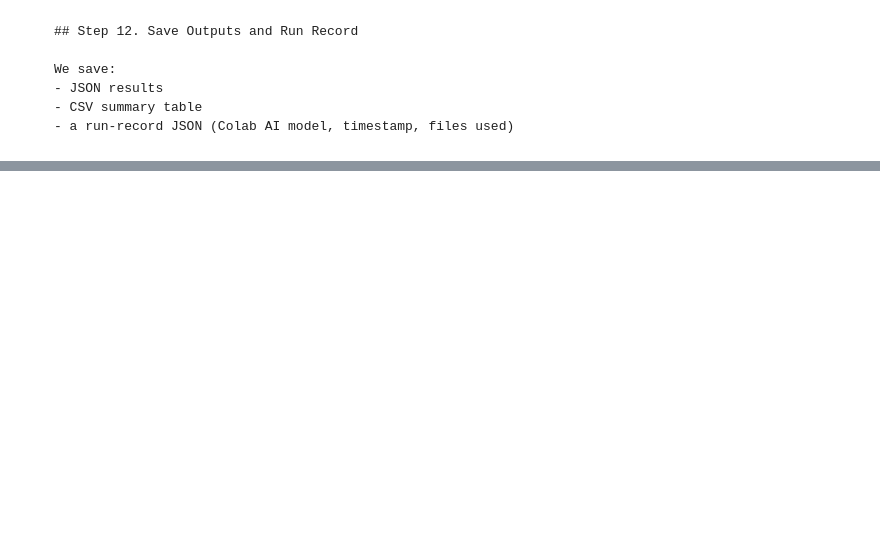
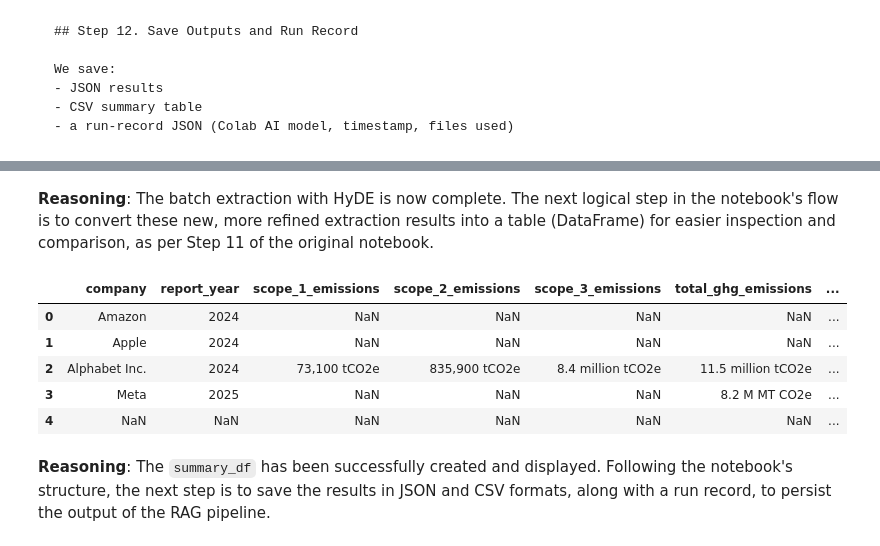
Before and after one commit to yebarryallen/ESG_RAG, a Jupyter notebook: simple_rag_esg_carbon_teaching_colab.ipynb, the cells around one changed output, grey strips where cells are left out. Drawn from its saved outputs; the diff is of its cells as text; code cells hidden in the pictures; blank space fills up the shorter version.

```diff
--- a/simple_rag_esg_carbon_teaching_colab.ipynb
+++ b/simple_rag_esg_carbon_teaching_colab.ipynb
@@ -1150,0 +1507,16 @@ print("Saved:", run_record_path)
+# %%
+RUN_BATCH = True
+
+all_results = []
+if RUN_BATCH:
+    print("\n--- Running batch extraction with HyDE ---")
+    all_results = batch_extract(
+        documents,
+        model_name=COLAB_AI_MODEL_NAME,
+        top_k=top_k,
+        target_companies=TARGET_COMPANIES,
+        use_hyde=True, # Enable hypothetical document embedding
+    )
+    print("\nBatch complete:", len(all_results), "result(s)")
+else:
+    print("RUN_BATCH = False")
@@ -1150,0 +1541,38 @@ print("Saved:", run_record_path)
+# %% [markdown]
+**Reasoning**:
+The batch extraction with HyDE is now complete. The next logical step in the notebook's flow is to convert these new, more refined extraction results into a table (DataFrame) for easier inspection and comparison, as per Step 11 of the original notebook.
+# %%
+summary_df = pd.DataFrame(
+    [
+        {
+            "company": r.get("company"),
+            "report_year": r.get("report_year"),
+            "scope_1_emissions": r.get("scope_1_emissions"),
+            "scope_2_emissions": r.get("scope_2_emissions"),
+            "scope_3_emissions": r.get("scope_3_emissions"),
+            "total_ghg_emissions": r.get("total_ghg_emissions"),
+            "emissions_intensity": r.get("emissions_intensity"),
+            "target_summary": r.get("target_summary"),
+            "confidence": r.get("confidence"),
+            "notes": r.get("notes"),
+            "error": r.get("error"),
+            "parse_error": r.get("parse_error"),
+            "latency_sec": (r.get("_rag_meta") or {}).get("latency_sec"),
+            "source_type": (r.get("_rag_meta") or {}).get("source_type"),
+            "file_name": (r.get("_rag_meta") or {}).get("file_name"),
+        }
+        for r in all_results
+    ]
+)
+
+summary_df
+# %% [output]
+|  | company | report_year | scope_1_emissions | scope_2_emissions | scope_3_emissions | total_ghg_emissions | ... |
+| 0 | Amazon | 2024 | NaN | NaN | NaN | NaN | ... |
+| 1 | Apple | 2024 | NaN | NaN | NaN | NaN | ... |
+| 2 | Alphabet Inc. | 2024 | 73,100 tCO2e | 835,900 tCO2e | 8.4 million tCO2e | 11.5 million tCO2e | ... |
+| 3 | Meta | 2025 | NaN | NaN | NaN | 8.2 M MT CO2e | ... |
+| 4 | NaN | NaN | NaN | NaN | NaN | NaN | ... |
+# %% [markdown]
+**Reasoning**:
+The `summary_df` has been successfully created and displayed. Following the notebook's structure, the next step is to save the results in JSON and CSV formats, along with a run record, to persist the output of the RAG pipeline.
```
Also changed, not shown: parts of 41 cells of this notebook.
